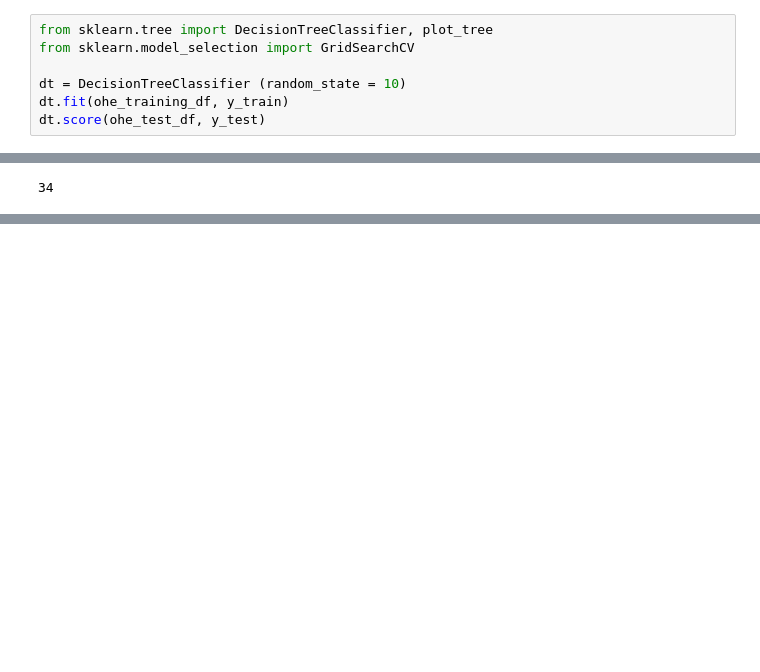
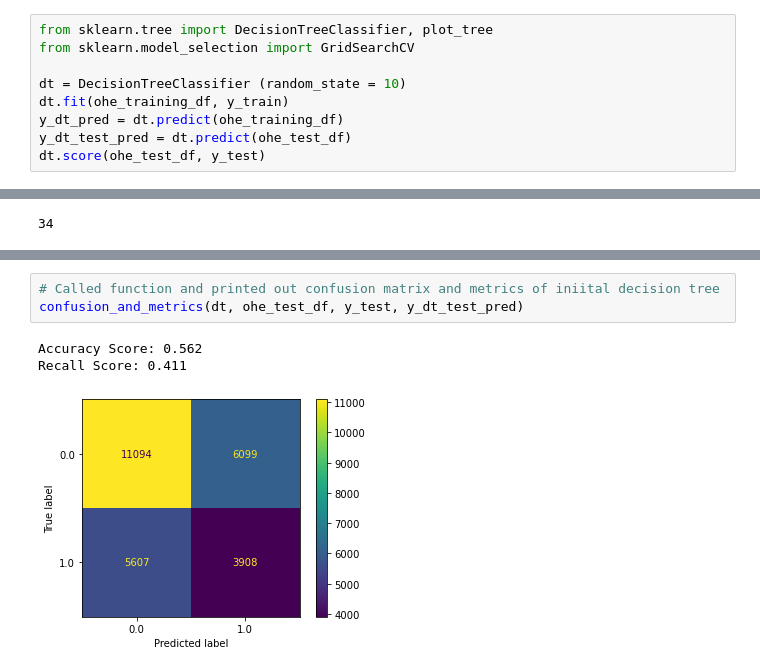
Before and after one commit to petercvuong/Phase-3-Project, a Jupyter notebook: Project 3 Notebook.ipynb, the cells around one changed output, grey strips where cells are left out. Cells and saved outputs as stored; diff of their text form; blank space fills up the shorter version.

```diff
--- a/Project 3 Notebook.ipynb
+++ b/Project 3 Notebook.ipynb
@@ -427,5 +449,7 @@ from sklearn.model_selection import GridSearchCV
 
 dt = DecisionTreeClassifier (random_state = 10)
 dt.fit(ohe_training_df, y_train)
+y_dt_pred = dt.predict(ohe_training_df)
+y_dt_test_pred = dt.predict(ohe_test_df)
 dt.score(ohe_test_df, y_test)
 # %% [output]
@@ -505,0 +534,7 @@ plot_confusion_matrix(dt, ohe_test_df, y_test);
+# %%
+# Called function and printed out confusion matrix and metrics of iniital decision tree
+confusion_and_metrics(dt, ohe_test_df, y_test, y_dt_test_pred)
+# %% [output]
+Accuracy Score: 0.562
+Recall Score: 0.411
+[figure, added]
```
Also changed, not shown: parts of 17 cells of this notebook.
